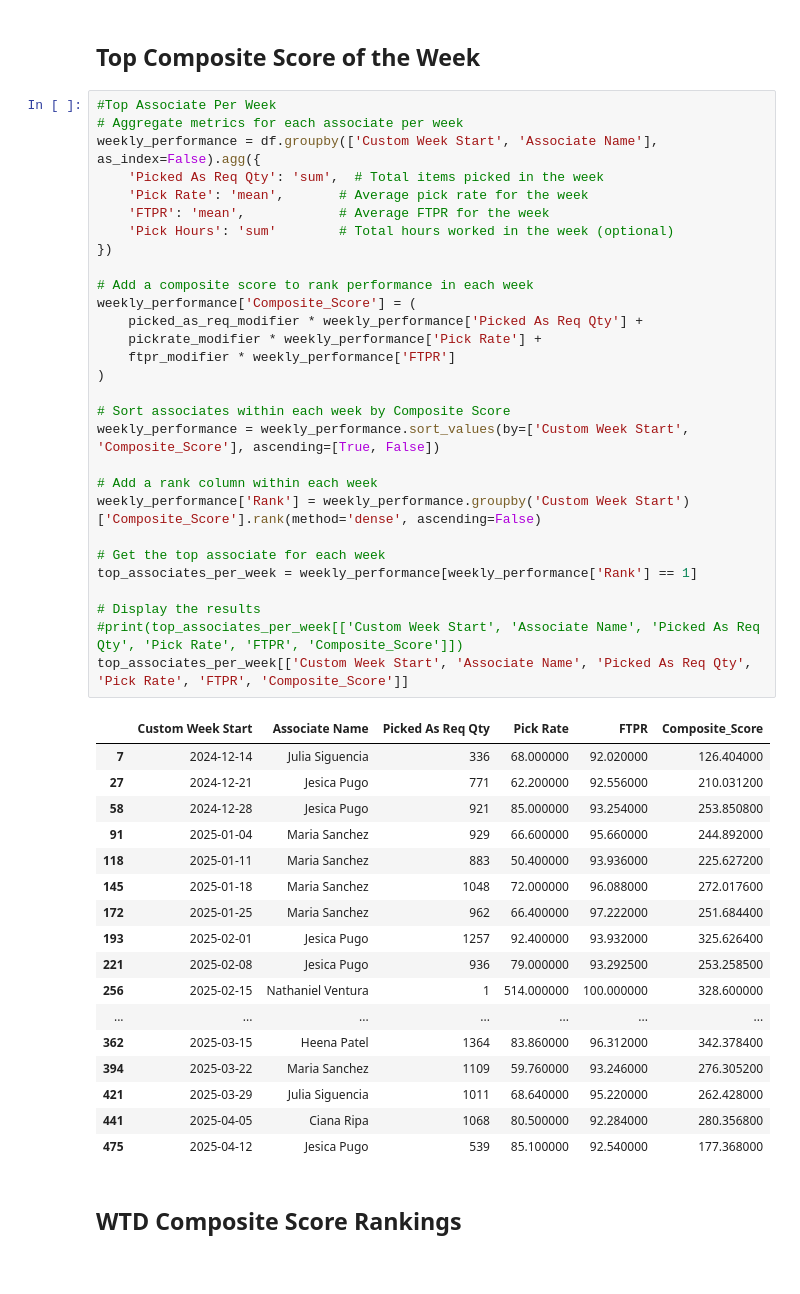
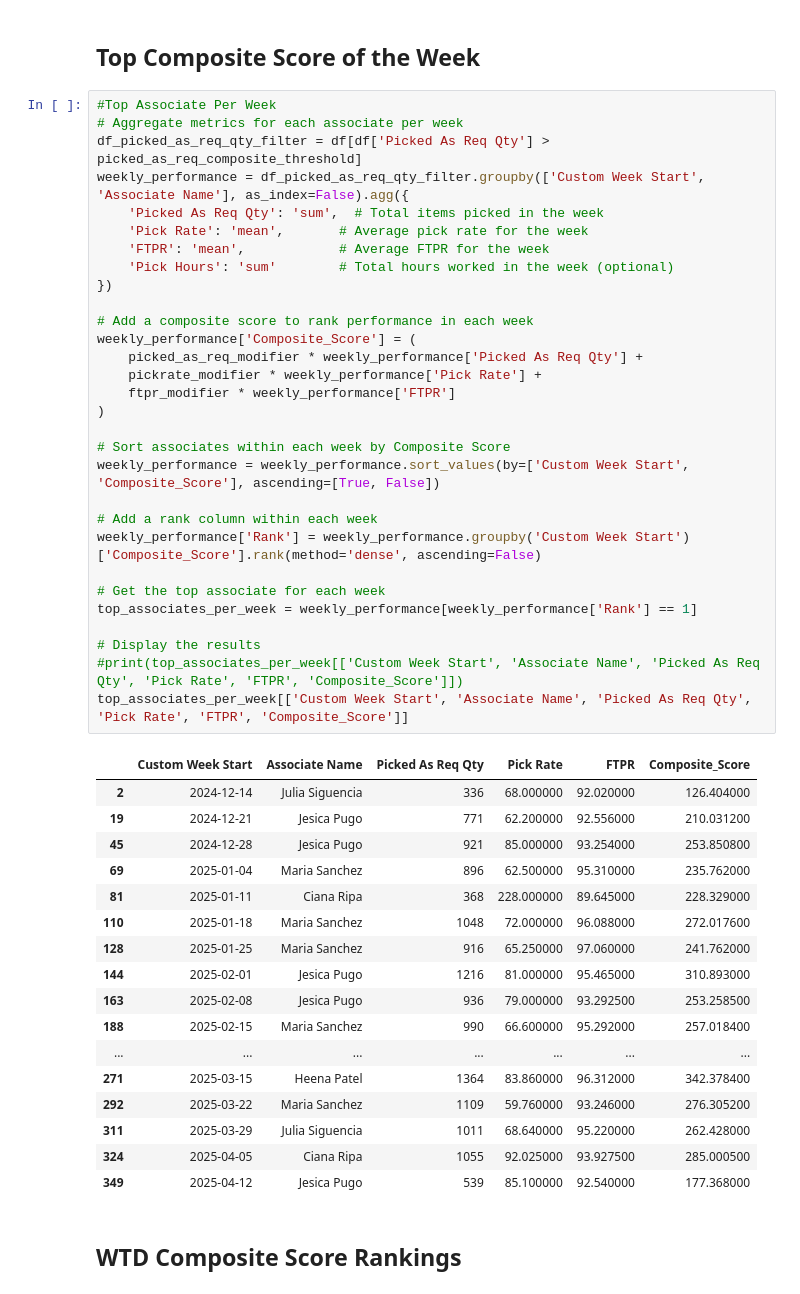
Before and after one commit to toogoodbruh/WalmartMetrics, a Jupyter notebook: WalmartAssociateMetrics.ipynb, the cells around one changed output. Cells and saved outputs as stored; diff of their text form.

```diff
--- a/WalmartAssociateMetrics.ipynb
+++ b/WalmartAssociateMetrics.ipynb
@@ -1116,50 +1204,51 @@ print(top_associates_filtered[['Associate Name', 'Day of Pick Date', 'Picked As
 # %%
 #Top Associate Per Week
 # Aggregate metrics for each associate per week
-weekly_performance = df.groupby(['Custom Week Start', 'Associate Name'], as_index=False).agg({
+df_picked_as_req_qty_filter = df[df['Picked As Req Qty'] > picked_as_req_composite_threshold]
+weekly_performance = df_picked_as_req_qty_filter.groupby(['Custom Week Start', 'Associate Name'], as_index=False).agg({
     'Picked As Req Qty': 'sum',  # Total items picked in the week
     'Pick Rate': 'mean',       # Average pick rate for the week
     'FTPR': 'mean',            # Average FTPR for the week
     'Pick Hours': 'sum'        # Total hours worked in the week (optional)
 })
 
 # Add a composite score to rank performance in each week
 weekly_performance['Composite_Score'] = (
     picked_as_req_modifier * weekly_performance['Picked As Req Qty'] +
     pickrate_modifier * weekly_performance['Pick Rate'] +
     ftpr_modifier * weekly_performance['FTPR']
 )
 
 # Sort associates within each week by Composite Score
 weekly_performance = weekly_performance.sort_values(by=['Custom Week Start', 'Composite_Score'], ascending=[True, False])
 
 # Add a rank column within each week
 weekly_performance['Rank'] = weekly_performance.groupby('Custom Week Start')['Composite_Score'].rank(method='dense', ascending=False)
 
 # Get the top associate for each week
 top_associates_per_week = weekly_performance[weekly_performance['Rank'] == 1]
 
 # Display the results
 #print(top_associates_per_week[['Custom Week Start', 'Associate Name', 'Picked As Req Qty', 'Pick Rate', 'FTPR', 'Composite_Score']])
 top_associates_per_week[['Custom Week Start', 'Associate Name', 'Picked As Req Qty', 'Pick Rate', 'FTPR', 'Composite_Score']]
 # %% [output]
 |  | Custom Week Start | Associate Name | Picked As Req Qty | Pick Rate | FTPR | Composite_Score |
-| 7 | 2024-12-14 | Julia Siguencia | 336 | 68.000000 | 92.020000 | 126.404000 |
-| 27 | 2024-12-21 | Jesica Pugo | 771 | 62.200000 | 92.556000 | 210.031200 |
-| 58 | 2024-12-28 | Jesica Pugo | 921 | 85.000000 | 93.254000 | 253.850800 |
-| 91 | 2025-01-04 | Maria Sanchez | 929 | 66.600000 | 95.660000 | 244.892000 |
-| 118 | 2025-01-11 | Maria Sanchez | 883 | 50.400000 | 93.936000 | 225.627200 |
-| 145 | 2025-01-18 | Maria Sanchez | 1048 | 72.000000 | 96.088000 | 272.017600 |
-| 172 | 2025-01-25 | Maria Sanchez | 962 | 66.400000 | 97.222000 | 251.684400 |
-| 193 | 2025-02-01 | Jesica Pugo | 1257 | 92.400000 | 93.932000 | 325.626400 |
-| 221 | 2025-02-08 | Jesica Pugo | 936 | 79.000000 | 93.292500 | 253.258500 |
-| 256 | 2025-02-15 | Nathaniel Ventura | 1 | 514.000000 | 100.000000 | 328.600000 |
+| 2 | 2024-12-14 | Julia Siguencia | 336 | 68.000000 | 92.020000 | 126.404000 |
+| 19 | 2024-12-21 | Jesica Pugo | 771 | 62.200000 | 92.556000 | 210.031200 |
+| 45 | 2024-12-28 | Jesica Pugo | 921 | 85.000000 | 93.254000 | 253.850800 |
+| 69 | 2025-01-04 | Maria Sanchez | 896 | 62.500000 | 95.310000 | 235.762000 |
+| 81 | 2025-01-11 | Ciana Ripa | 368 | 228.000000 | 89.645000 | 228.329000 |
+| 110 | 2025-01-18 | Maria Sanchez | 1048 | 72.000000 | 96.088000 | 272.017600 |
+| 128 | 2025-01-25 | Maria Sanchez | 916 | 65.250000 | 97.060000 | 241.762000 |
+| 144 | 2025-02-01 | Jesica Pugo | 1216 | 81.000000 | 95.465000 | 310.893000 |
+| 163 | 2025-02-08 | Jesica Pugo | 936 | 79.000000 | 93.292500 | 253.258500 |
+| 188 | 2025-02-15 | Maria Sanchez | 990 | 66.600000 | 95.292000 | 257.018400 |
 | ... | ... | ... | ... | ... | ... | ... |
-| 362 | 2025-03-15 | Heena Patel | 1364 | 83.860000 | 96.312000 | 342.378400 |
-| 394 | 2025-03-22 | Maria Sanchez | 1109 | 59.760000 | 93.246000 | 276.305200 |
-| 421 | 2025-03-29 | Julia Siguencia | 1011 | 68.640000 | 95.220000 | 262.428000 |
-| 441 | 2025-04-05 | Ciana Ripa | 1068 | 80.500000 | 92.284000 | 280.356800 |
-| 475 | 2025-04-12 | Jesica Pugo | 539 | 85.100000 | 92.540000 | 177.368000 |
+| 271 | 2025-03-15 | Heena Patel | 1364 | 83.860000 | 96.312000 | 342.378400 |
+| 292 | 2025-03-22 | Maria Sanchez | 1109 | 59.760000 | 93.246000 | 276.305200 |
+| 311 | 2025-03-29 | Julia Siguencia | 1011 | 68.640000 | 95.220000 | 262.428000 |
+| 324 | 2025-04-05 | Ciana Ripa | 1055 | 92.025000 | 93.927500 | 285.000500 |
+| 349 | 2025-04-12 | Jesica Pugo | 539 | 85.100000 | 92.540000 | 177.368000 |
 # %% [markdown]
 <h2>WTD Composite Score Rankings</h2>
 # %%
```
Also changed, not shown: parts of 24 cells of this notebook.
